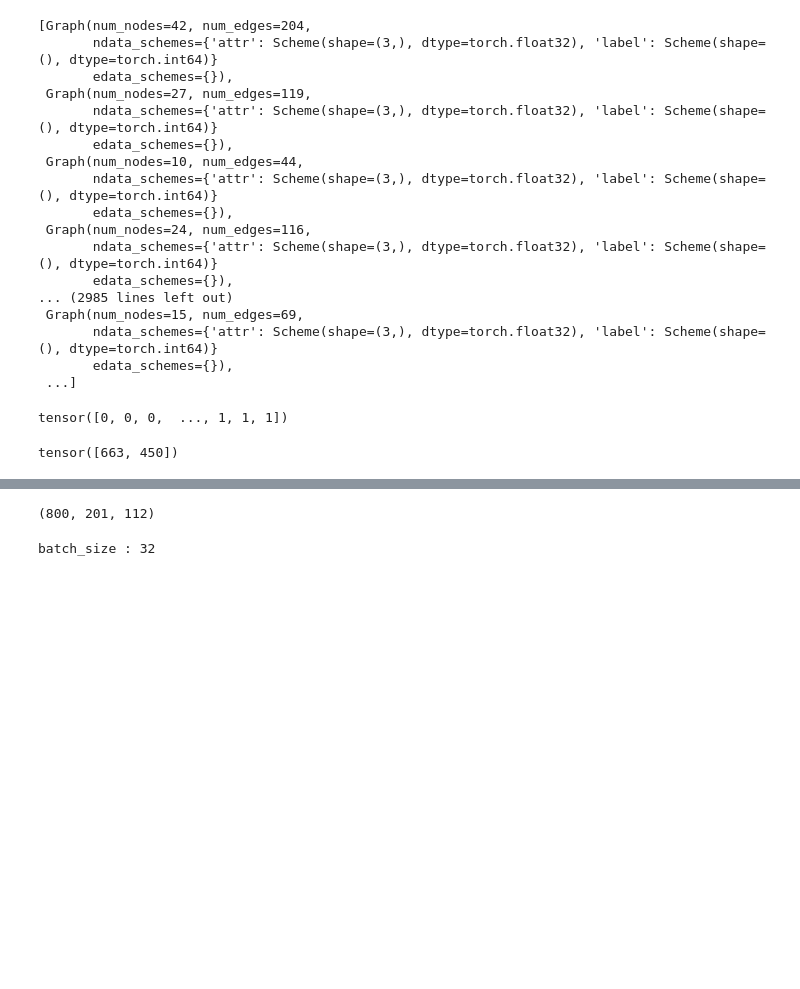
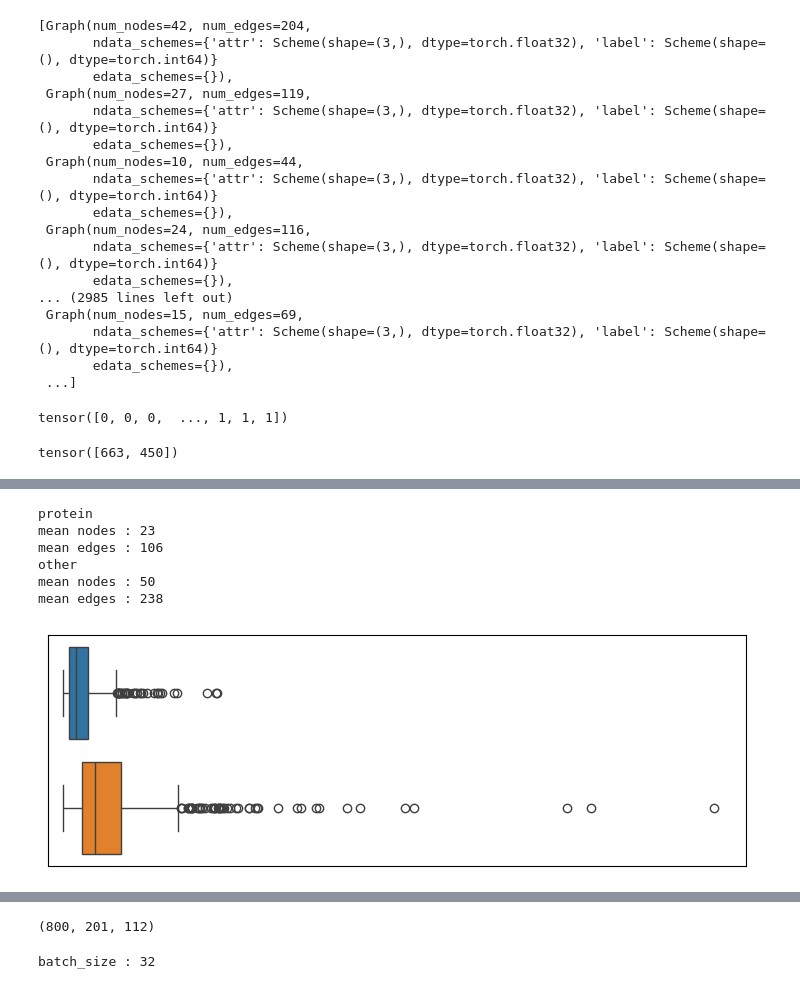
Before and after one commit to marcgloaguen/Week13_GraphClassification, a Jupyter notebook: marc.ipynb, the cells around one changed output, grey strips where cells are left out. Drawn from its saved outputs; the diff is of its cells as text; code cells hidden in the pictures; blank space fills up the shorter version.

```diff
--- a/marc.ipynb
+++ b/marc.ipynb
@@ -100,0 +102,43 @@ plt.show()
+# %%
+protein = [(graph.number_of_nodes(), graph.number_of_edges()) for graph, target in dataset if target]
+other = [(graph.number_of_nodes(), graph.number_of_edges()) for graph, target in dataset if not target]
+# %%
+print('protein')
+nodes, edges = zip(*protein)
+print(f'mean nodes : {np.mean(nodes):.0F}')
+print(f'mean edges : {np.mean(edges):.0F}')
+print('other')
+nodes, edges = zip(*other)
+print(f'mean nodes : {np.mean(nodes):.0F}')
+print(f'mean edges : {np.mean(edges):.0F}')
+# %% [output]
+protein
+mean nodes : 23
+mean edges : 106
+other
+mean nodes : 50
+mean edges : 238
+# %%
+seperation = ['Protein'] * len(protein) + ['Other'] * len(other)
+# %%
+
+
+plt.figure(figsize=(9, 3))
+
+sns.boxplot(
+    y=seperation,
+    x=[item[0] for item in protein + other],
+    hue=seperation,
+    orient='h'
+    )
+
+plt.xlim(-10, 650)
+
+
+plt.xticks([])
+plt.yticks([])
+plt.xlabel('')
+plt.ylabel('')
+plt.show()
+# %% [output]
+[figure, added]
```
Also changed, not shown: parts of 7 cells of this notebook, 4 other files.
